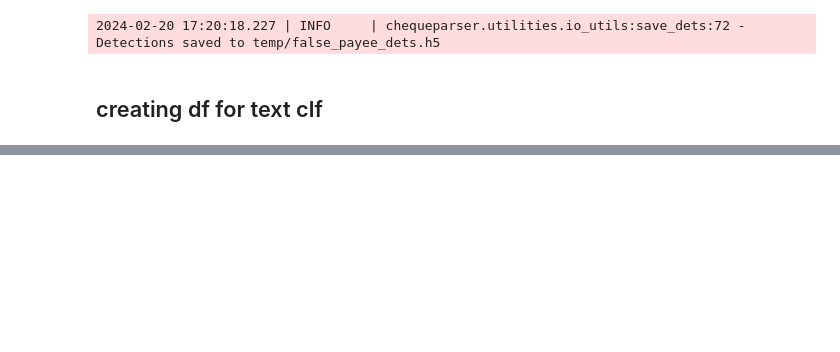
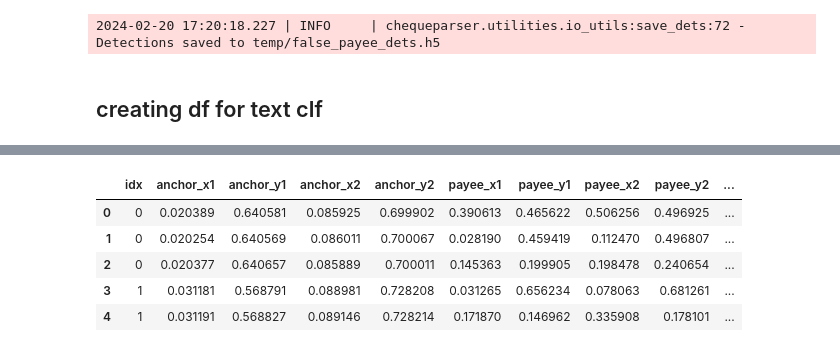
Before and after one commit to ajkdrag/ocrtoolkit, a Jupyter notebook: notebooks/prepping_ds_for_clf.ipynb, the cells around one changed output, grey strips where cells are left out. Cells and saved outputs as stored; diff of their text form; code cells hidden in the pictures; blank space fills up the shorter version.

```diff
--- a/notebooks/prepping_ds_for_clf.ipynb
+++ b/notebooks/prepping_ds_for_clf.ipynb
@@ -296,0 +373,41 @@ false_payees[0].draw(all_ds)
+# %%
+l_false_rows = []
+idx = 0
+for t_anchor, b_anchor, b2_anchor, f_payee in zip(true_anchors,
+                                                  bkp_anchors,
+                                                  bkp2_anchors,
+                                                  false_payees):
+    if len(t_payee) == 0:
+        idx += 1
+        continue
+    payee_data = [bbox.normalize(f_payee.width, f_payee.height).to_numpy(encode=False)[[0,1,2,3,-2]]
+                  for bbox in f_payee.sample(k=3)]
+
+    anchor_data = []
+    if len(t_anchor) > 0:
+        anchor_data += [t_anchor[0].normalize(t_anchor.width, t_anchor.height).to_numpy(encode=False)[:4]]
+    if len(b_anchor) > 0:
+        anchor_data += [b_anchor[0].normalize(b_anchor.width, b_anchor.height).to_numpy(encode=False)[:4]]
+    if len(b2_anchor) > 0:
+        anchor_data += [b2_anchor[0].normalize(b2_anchor.width, b2_anchor.height).to_numpy(encode=False)[:4]]
+
+    products = list([idx] + merge_(x, y) for x, y in product(anchor_data, payee_data))
+    l_false_rows += products
+    idx += 1
+# %%
+false_df = pd.DataFrame(l_false_rows, columns=["idx", "anchor_x1", "anchor_y1", "anchor_x2", "anchor_y2",
+                                               "payee_x1", "payee_y1", "payee_x2", "payee_y2",
+                                               "payee_txt"])
+# %%
+false_df = false_df.astype({**col_dtypes, "idx": "int32"})
+# %%
+false_df["target"] = 0
+# %%
+false_df.head()
+# %% [output]
+|  | idx | anchor_x1 | anchor_y1 | anchor_x2 | anchor_y2 | payee_x1 | payee_y1 | payee_x2 | payee_y2 | ... |
+| 0 | 0 | 0.020389 | 0.640581 | 0.085925 | 0.699902 | 0.390613 | 0.465622 | 0.506256 | 0.496925 | ... |
+| 1 | 0 | 0.020254 | 0.640569 | 0.086011 | 0.700067 | 0.028190 | 0.459419 | 0.112470 | 0.496807 | ... |
+| 2 | 0 | 0.020377 | 0.640657 | 0.085889 | 0.700011 | 0.145363 | 0.199905 | 0.198478 | 0.240654 | ... |
+| 3 | 1 | 0.031181 | 0.568791 | 0.088981 | 0.728208 | 0.031265 | 0.656234 | 0.078063 | 0.681261 | ... |
+| 4 | 1 | 0.031191 | 0.568827 | 0.089146 | 0.728214 | 0.171870 | 0.146962 | 0.335908 | 0.178101 | ... |
```
Also changed, not shown: parts of 33 cells of this notebook, 5 other files.
